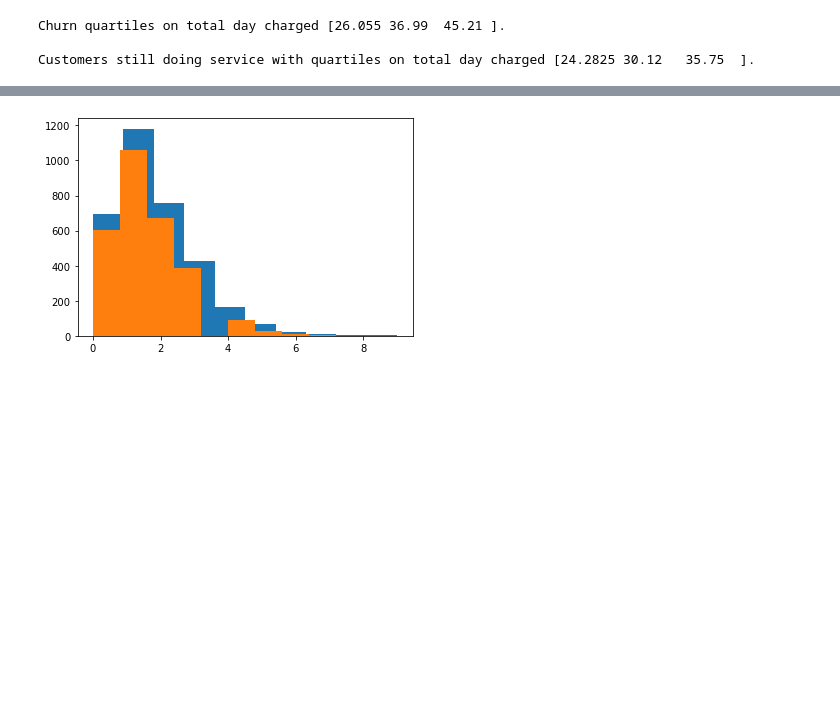
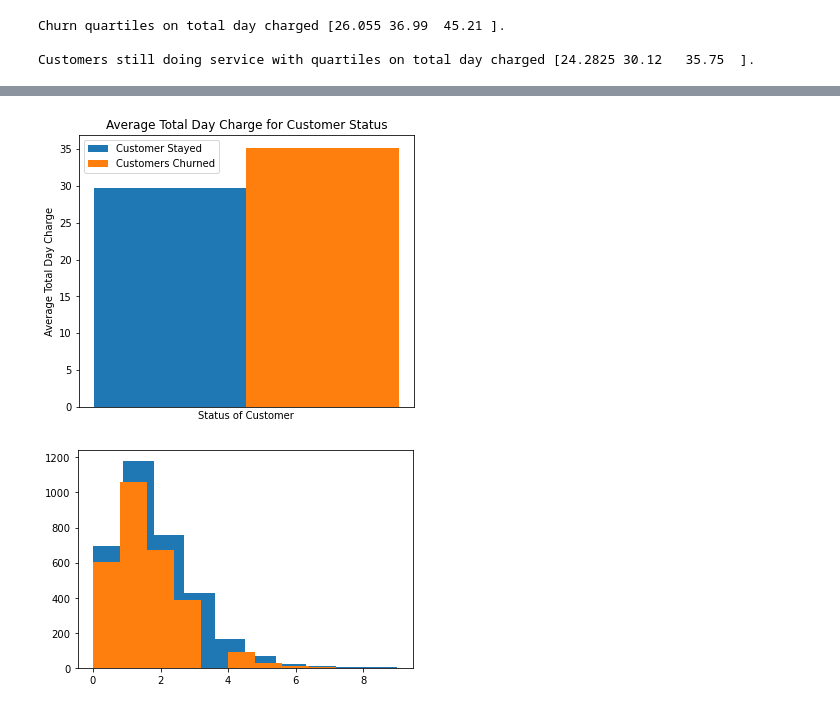
Before and after one commit to KyleWeesner/Customer_retention_plan_for_Syriatel_Mobile_Telecom, a Jupyter notebook: workspace/Exploratory Data Analysis.ipynb, the cells around one changed output, grey strips where cells are left out. Cells and saved outputs as stored; diff of their text form; code cells hidden in the pictures; blank space fills up the shorter version.

```diff
--- a/workspace/Exploratory Data Analysis.ipynb
+++ b/workspace/Exploratory Data Analysis.ipynb
@@ -528,3 +578,41 @@ Customers still doing service with quartiles on total day charged [24.2825 30.12
+# %%
+# Numbers of pairs of bars you want
+N = 1
+
+# Data on X-axis
+
+# Specify the values of blue bars (height)
+blue_bar = (df_stay['total day charge'].mean())
+# Specify the values of orange bars (height)
+orange_bar = (df_churn['total day charge'].mean())
+
+# Position of bars on x-axis
+ind = np.arange(N)
+
+# Figure size
+plt.figure(figsize=(6,5))
+
+# Width of a bar
+width = 0.2
+
+# Plotting
+plt.bar(ind, blue_bar , width, label='Customer Stayed')
+plt.bar(ind + width, orange_bar, width, label='Customers Churned')
+
+plt.xlabel('Status of Customer')
+plt.ylabel('Average Total Day Charge')
+plt.title('Average Total Day Charge for Customer Status')
+
+# xticks()
+# First argument - A list of positions at which ticks should be placed
+# Second argument -  A list of labels to place at the given locations
+plt.xticks([])
+
+# Finding the best position for legends and putting it
+plt.legend(loc='best')
+plt.show()
+# %% [output]
+[figure, added]
 # %%
 plt.hist(df['customer service calls']), plt.hist(df_stay['customer service calls']);
 # %% [output]
```
Also changed, not shown: parts of 19 cells of this notebook, 1 other file.
